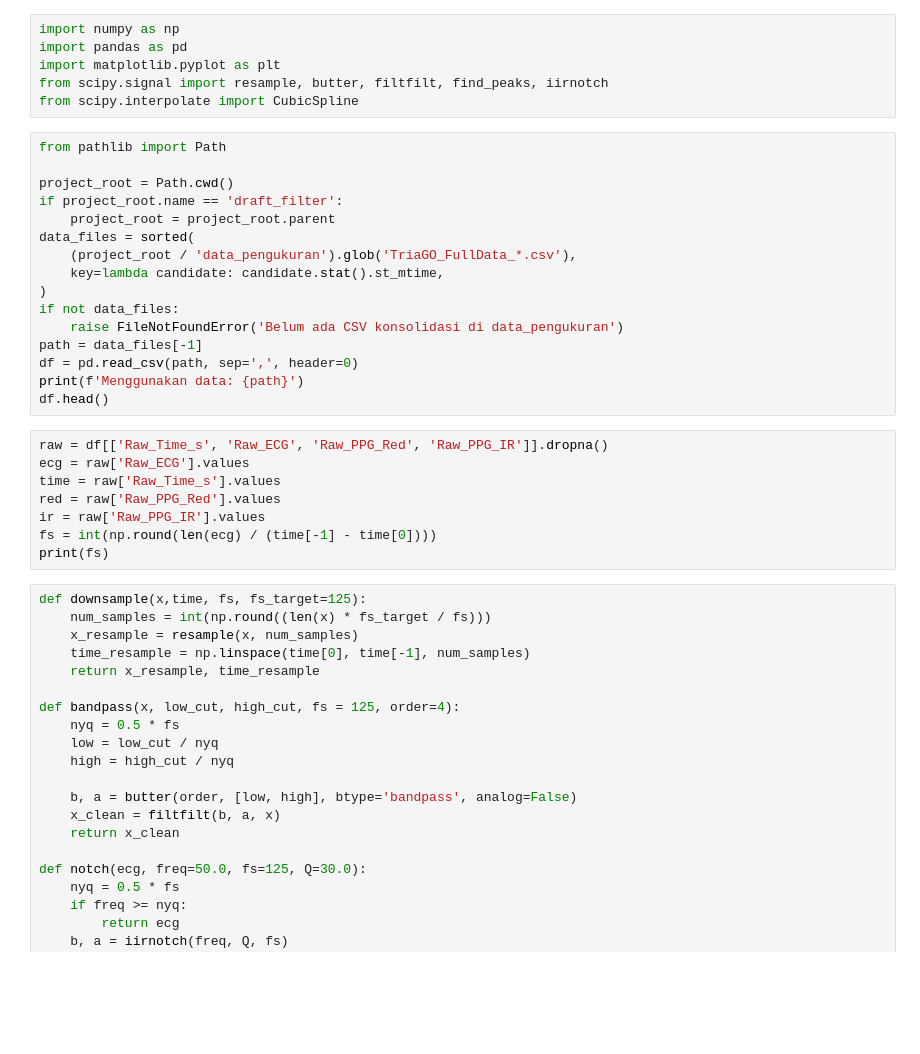
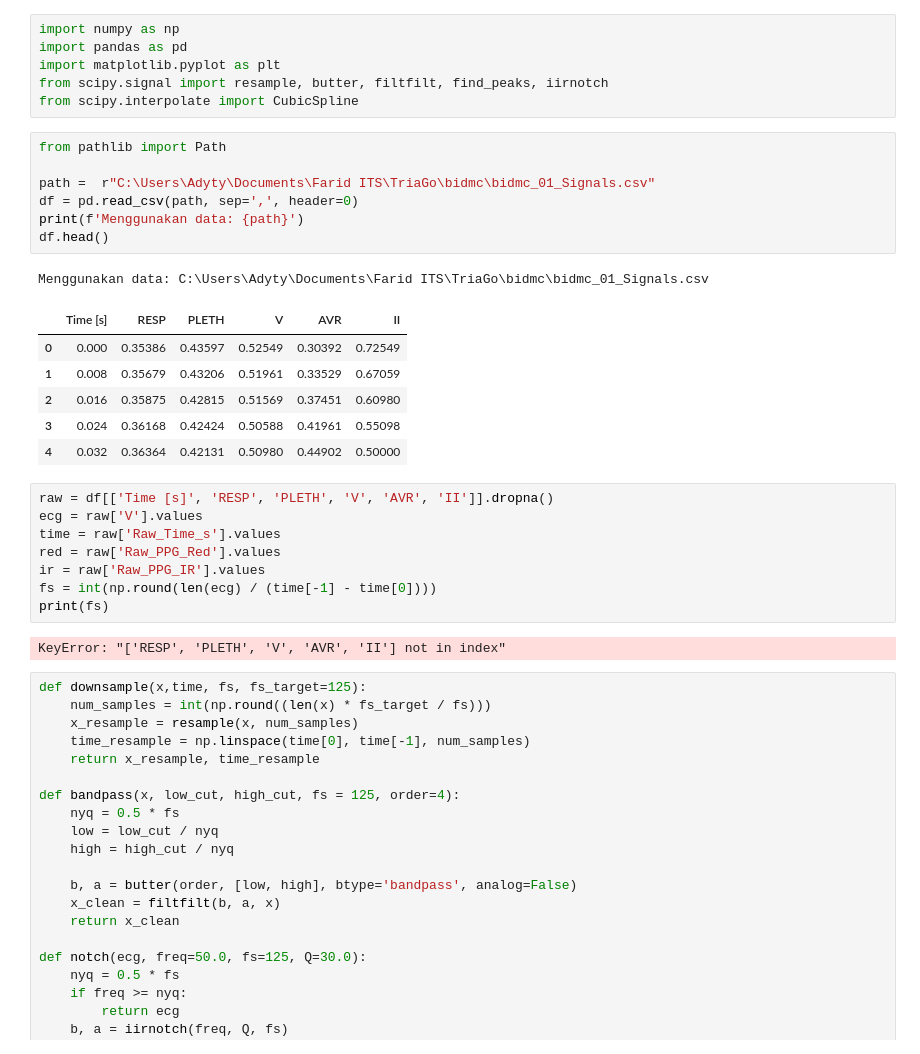
Before and after one commit to FaridAlfaruq/triago_app, a Jupyter notebook: draft_filter/filter_fix.ipynb, the cells around one changed output. Drawn from its saved outputs; the diff is of its cells as text; blank space fills up the shorter version.

```diff
--- a/draft_filter/filter_fix.ipynb
+++ b/draft_filter/filter_fix.ipynb
@@ -7,27 +7,28 @@ from scipy.interpolate import CubicSpline
 # %%
 from pathlib import Path
 
-project_root = Path.cwd()
-if project_root.name == 'draft_filter':
-    project_root = project_root.parent
-data_files = sorted(
-    (project_root / 'data_pengukuran').glob('TriaGO_FullData_*.csv'),
-    key=lambda candidate: candidate.stat().st_mtime,
-)
-if not data_files:
-    raise FileNotFoundError('Belum ada CSV konsolidasi di data_pengukuran')
-path = data_files[-1]
+path =  r"C:\Users\Adyty\Documents\Farid ITS\TriaGo\bidmc\bidmc_01_Signals.csv"
 df = pd.read_csv(path, sep=',', header=0)
 print(f'Menggunakan data: {path}')
 df.head()
+# %% [output]
+Menggunakan data: C:\Users\Adyty\Documents\Farid ITS\TriaGo\bidmc\bidmc_01_Signals.csv
+|  | Time [s] | RESP | PLETH | V | AVR | II |
+| 0 | 0.000 | 0.35386 | 0.43597 | 0.52549 | 0.30392 | 0.72549 |
+| 1 | 0.008 | 0.35679 | 0.43206 | 0.51961 | 0.33529 | 0.67059 |
+| 2 | 0.016 | 0.35875 | 0.42815 | 0.51569 | 0.37451 | 0.60980 |
+| 3 | 0.024 | 0.36168 | 0.42424 | 0.50588 | 0.41961 | 0.55098 |
+| 4 | 0.032 | 0.36364 | 0.42131 | 0.50980 | 0.44902 | 0.50000 |
 # %%
-raw = df[['Raw_Time_s', 'Raw_ECG', 'Raw_PPG_Red', 'Raw_PPG_IR']].dropna()
-ecg = raw['Raw_ECG'].values
+raw = df[['Time [s]', 'RESP', 'PLETH', 'V', 'AVR', 'II']].dropna()
+ecg = raw['V'].values
 time = raw['Raw_Time_s'].values
 red = raw['Raw_PPG_Red'].values
 ir = raw['Raw_PPG_IR'].values
 fs = int(np.round(len(ecg) / (time[-1] - time[0])))
 print(fs)
+# %% [output]
+KeyError: "['RESP', 'PLETH', 'V', 'AVR', 'II'] not in index"
 # %%
 def downsample(x,time, fs, fs_target=125):
     num_samples = int(np.round((len(x) * fs_target / fs)))
```
Also changed, not shown: 9 other files.
